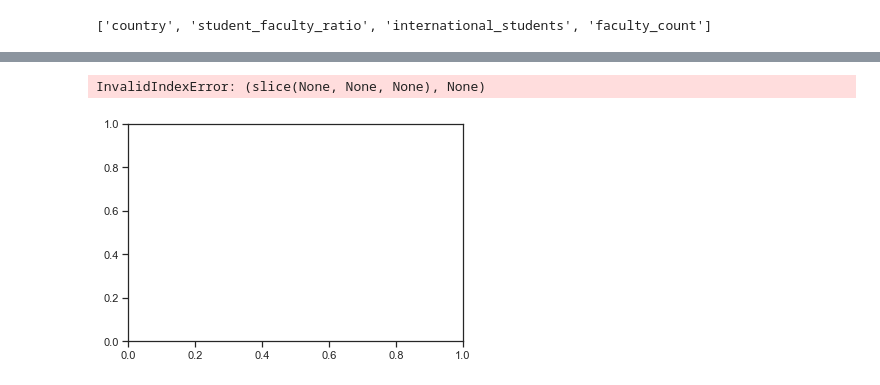
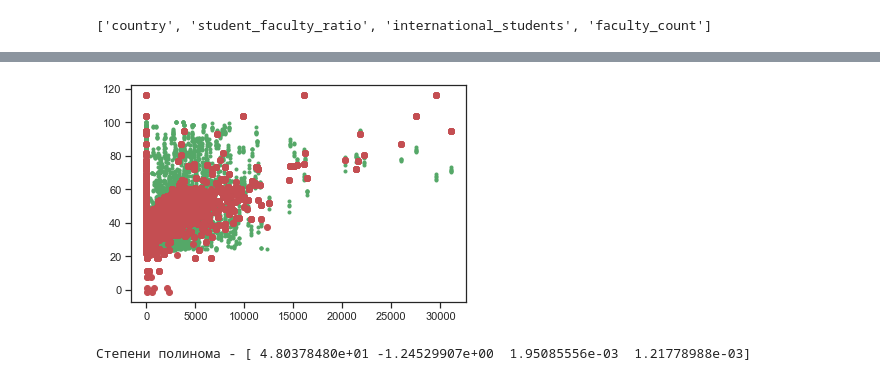
Before and after one commit to Denactive/MachineLearningTechnologies2022-S, a Jupyter notebook: lab-4/lab4.ipynb, the cells around one changed output, grey strips where cells are left out. Cells and saved outputs as stored; diff of their text form; code cells hidden in the pictures.

```diff
--- a/lab-4/lab4.ipynb
+++ b/lab-4/lab4.ipynb
@@ -117,3 +130,5 @@ print(x_columns)
+# %%
+x_columns.remove('country')
 # %%
 X_train, X_test, Y_train, Y_test = train_test_split(data[x_columns], data['score'], test_size=0.2, random_state=1)
 print('Размер тестовой выборки:', X_test.shape[0])
@@ -140,20 +167,17 @@ Name: score, dtype: float64
 # %%
 def test_poly_model(x_array, y_array, degree=3):
-  poly_model = LinearRegression(fit_intercept=False)
-  # poly_model = Pipeline([('poly', PolynomialFeatures(degree=degree)),
-  #                     ('linear', LinearRegression(fit_intercept=False))])
-  # poly_model.fit(x_array.reshape(-1, 1), y_array)
+  poly_model = Pipeline([('poly', PolynomialFeatures(degree=degree)),
+                      ('linear', LinearRegression(fit_intercept=False))])
   poly_model.fit(x_array, y_array)
-  # poly_y_pred = poly_model.predict(x_array.reshape(-1, 1))
   poly_y_pred = poly_model.predict(x_array)
 
   plt.plot(x_array, y_array, 'g.')
   plt.plot(x_array, poly_y_pred, 'ro')
   plt.show()
 
-  # print('Степени полинома - {}'.format(poly_model.named_steps['linear'].coef_))
+  print('Степени полинома - {}'.format(poly_model.named_steps['linear'].coef_))
 # %%
-test_poly_model(X_train, Y_train)
+test_poly_model(X_train[x_columns].values, Y_train.values, 1)
 # %% [output]
+[figure, new version]
-InvalidIndexError: (slice(None, None, None), None)
+Степени полинома - [ 4.80378480e+01 -1.24529907e+00  1.95085556e-03  1.21778988e-03]
-[figure, old version]
```
Also changed, not shown: parts of 12 cells of this notebook, 5 other files.
